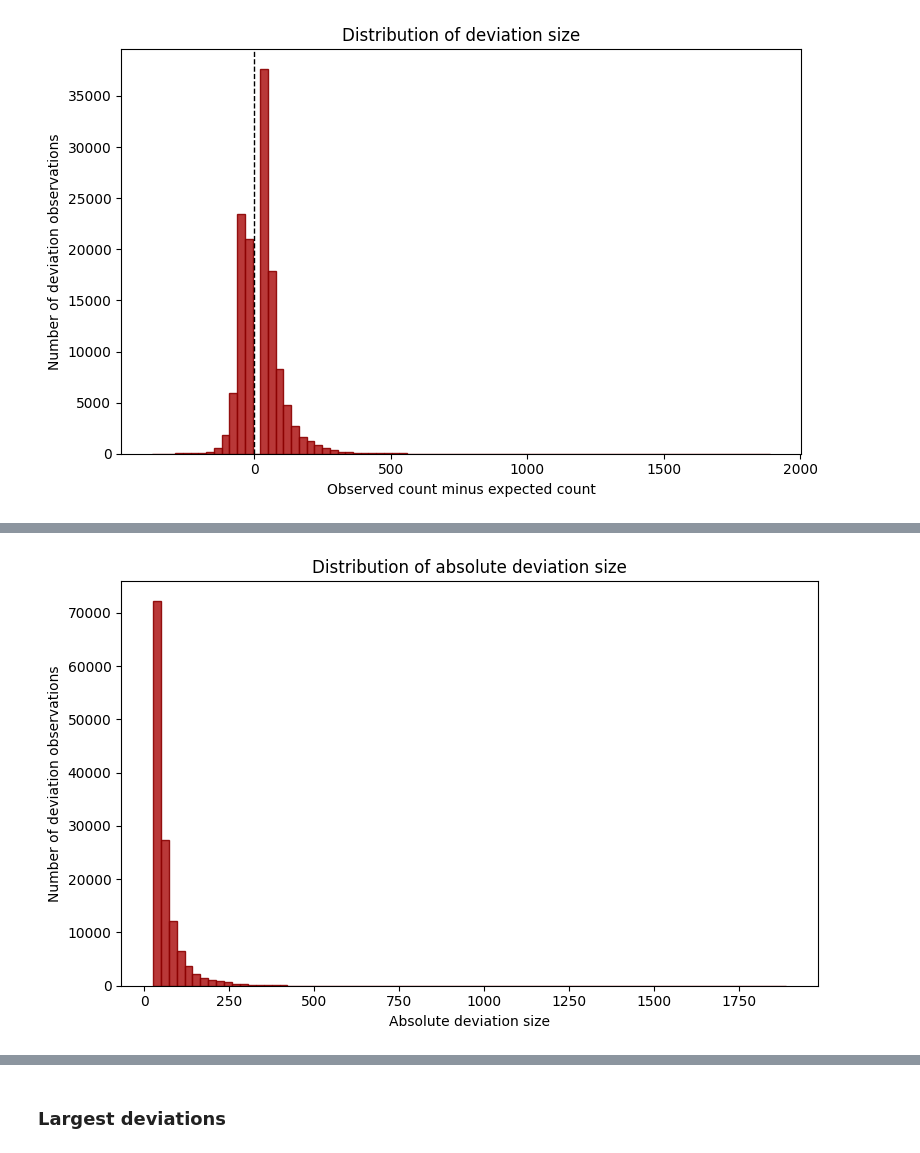
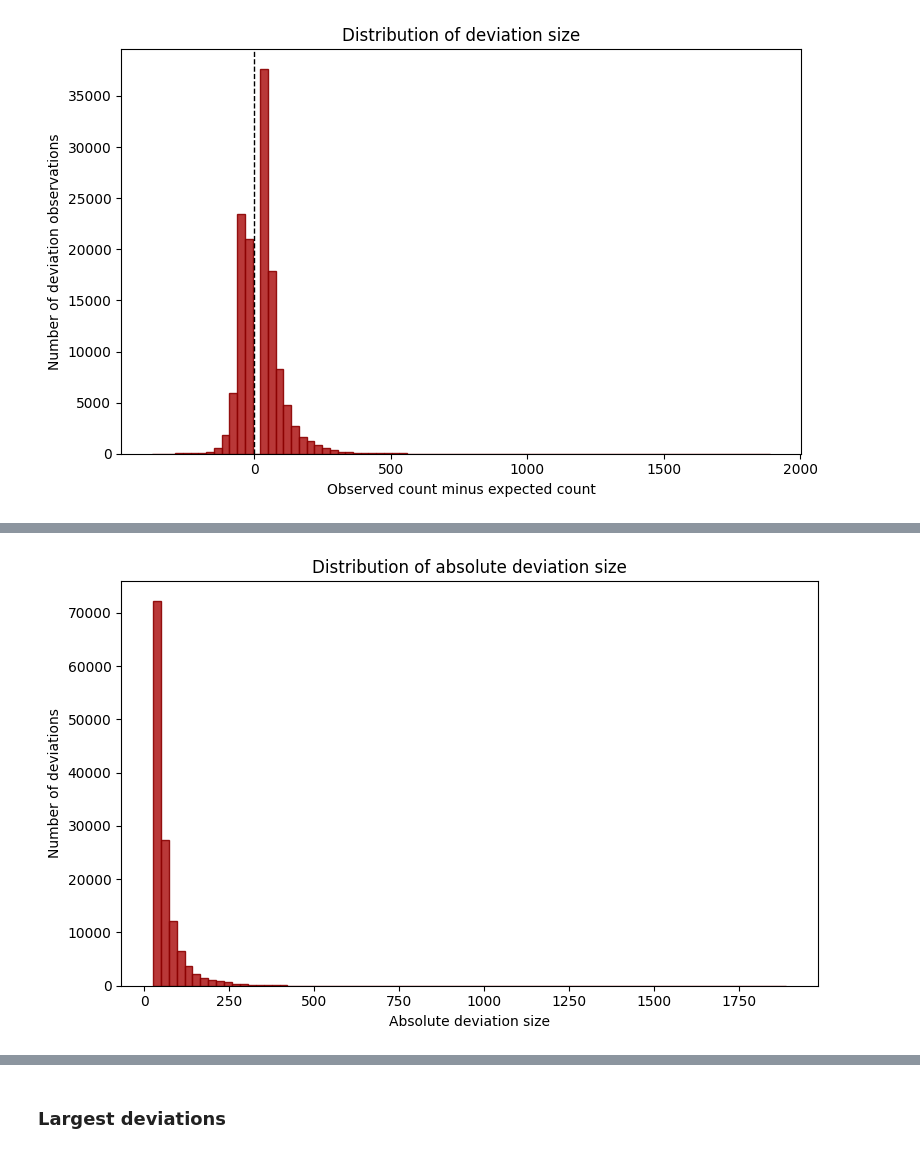
Before and after one commit to annasolodka/mda-cycling-traffic-analysis, a Jupyter notebook: notebooks/05_detect_deviations.ipynb, the cells around one changed output, grey strips where cells are left out. Saved outputs shown, nothing was run; the diff lists cells and outputs as text; code cells hidden in the pictures.

```diff
--- a/notebooks/05_detect_deviations.ipynb
+++ b/notebooks/05_detect_deviations.ipynb
@@ -377,22 +377,22 @@ plt.show()
 # %%
 plt.figure(figsize=(8, 5))
 
 plt.hist(
     deviation_data.loc[deviation_rows, "difference"].abs(),
     bins=80,
     color="firebrick",
     edgecolor="darkred",
     alpha=0.90
 )
 
 plt.xlabel("Absolute deviation size")
-plt.ylabel("Number of deviation observations")
+plt.ylabel("Number of deviations")
 plt.title("Distribution of absolute deviation size")
 
 plt.tight_layout()
 plt.show()
 # %% [output]
-[figure, old version]
+[figure, new version]
 # %%
 deviation_size_abs = deviation_data.loc[
     deviation_rows,
```
Also changed, not shown: parts of 46 cells of this notebook.
